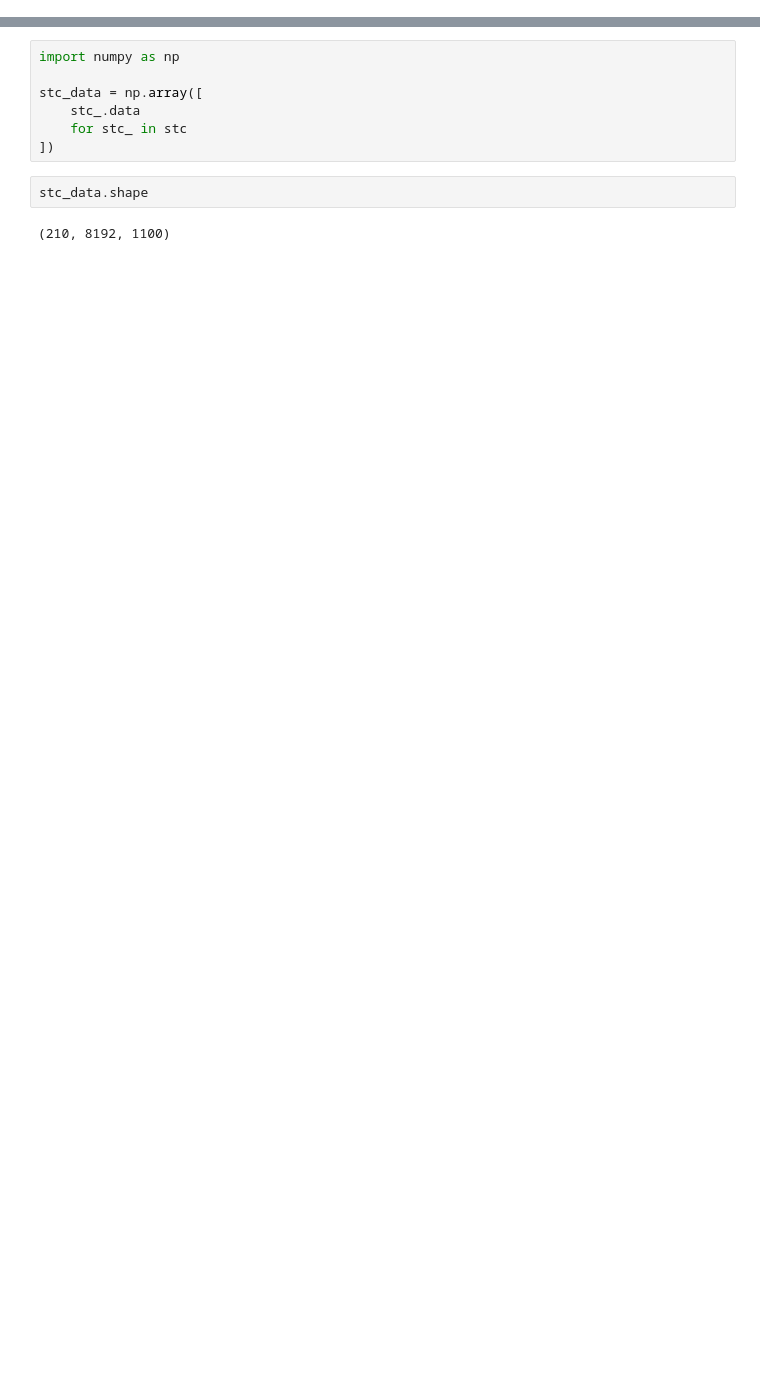
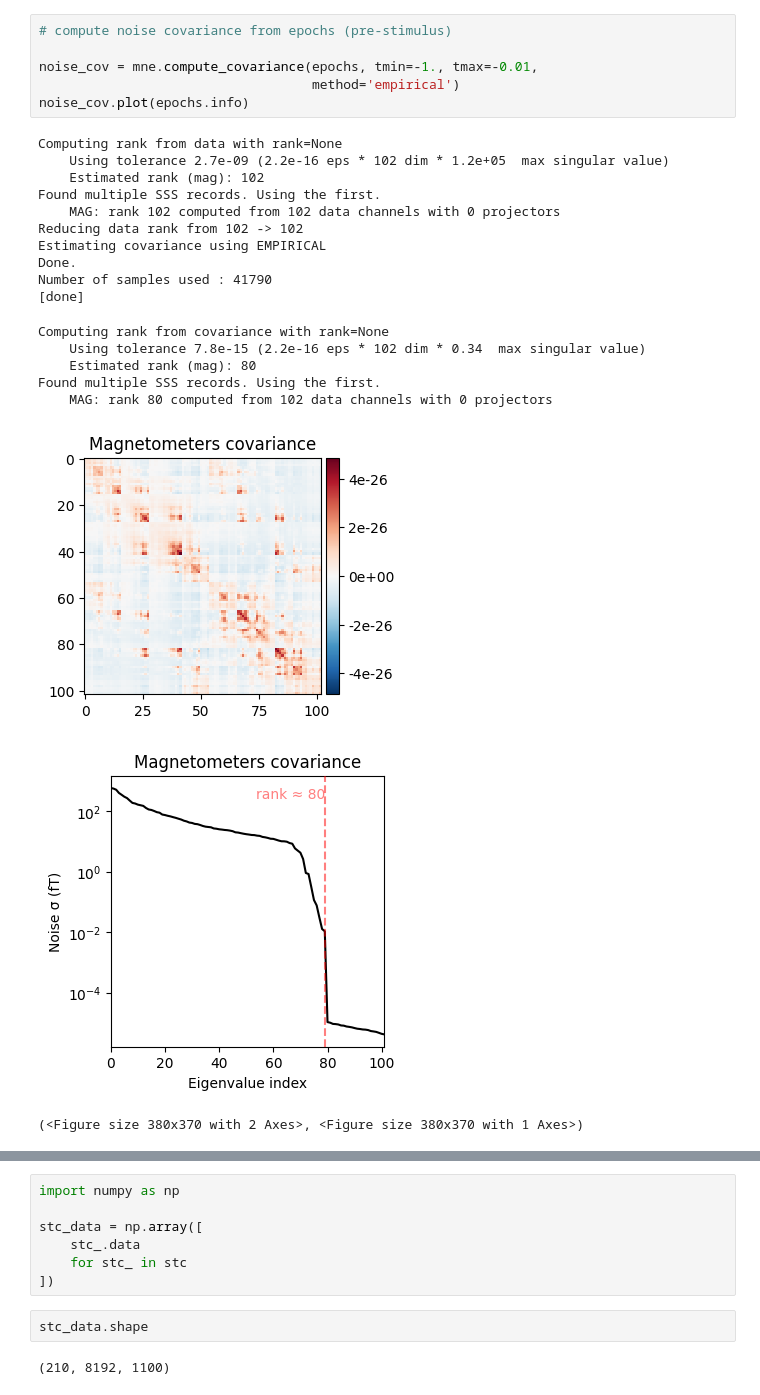
Before and after one commit to bonokat/memory_formation, a Jupyter notebook: dirty_field/src_rec.ipynb, the cells around one changed output, grey strips where cells are left out. Cells and saved outputs as stored; diff of their text form; blank space fills up the shorter version.

```diff
--- a/dirty_field/src_rec.ipynb
+++ b/dirty_field/src_rec.ipynb
@@ -517,0 +329,25 @@ np.min(stc[0].data)
+# %%
+# compute noise covariance from epochs (pre-stimulus)
+
+noise_cov = mne.compute_covariance(epochs, tmin=-1., tmax=-0.01,
+                                   method='empirical')
+noise_cov.plot(epochs.info)
+# %% [output]
+Computing rank from data with rank=None
+    Using tolerance 2.7e-09 (2.2e-16 eps * 102 dim * 1.2e+05  max singular value)
+    Estimated rank (mag): 102
+Found multiple SSS records. Using the first.
+    MAG: rank 102 computed from 102 data channels with 0 projectors
+Reducing data rank from 102 -> 102
+Estimating covariance using EMPIRICAL
+Done.
+Number of samples used : 41790
+[done]
+Computing rank from covariance with rank=None
+    Using tolerance 7.8e-15 (2.2e-16 eps * 102 dim * 0.34  max singular value)
+    Estimated rank (mag): 80
+Found multiple SSS records. Using the first.
+    MAG: rank 80 computed from 102 data channels with 0 projectors
+[figure, added]
+[figure, added]
+(<Figure size 380x370 with 2 Axes>, <Figure size 380x370 with 1 Axes>)
```
Also changed, not shown: parts of 74 cells of this notebook.
